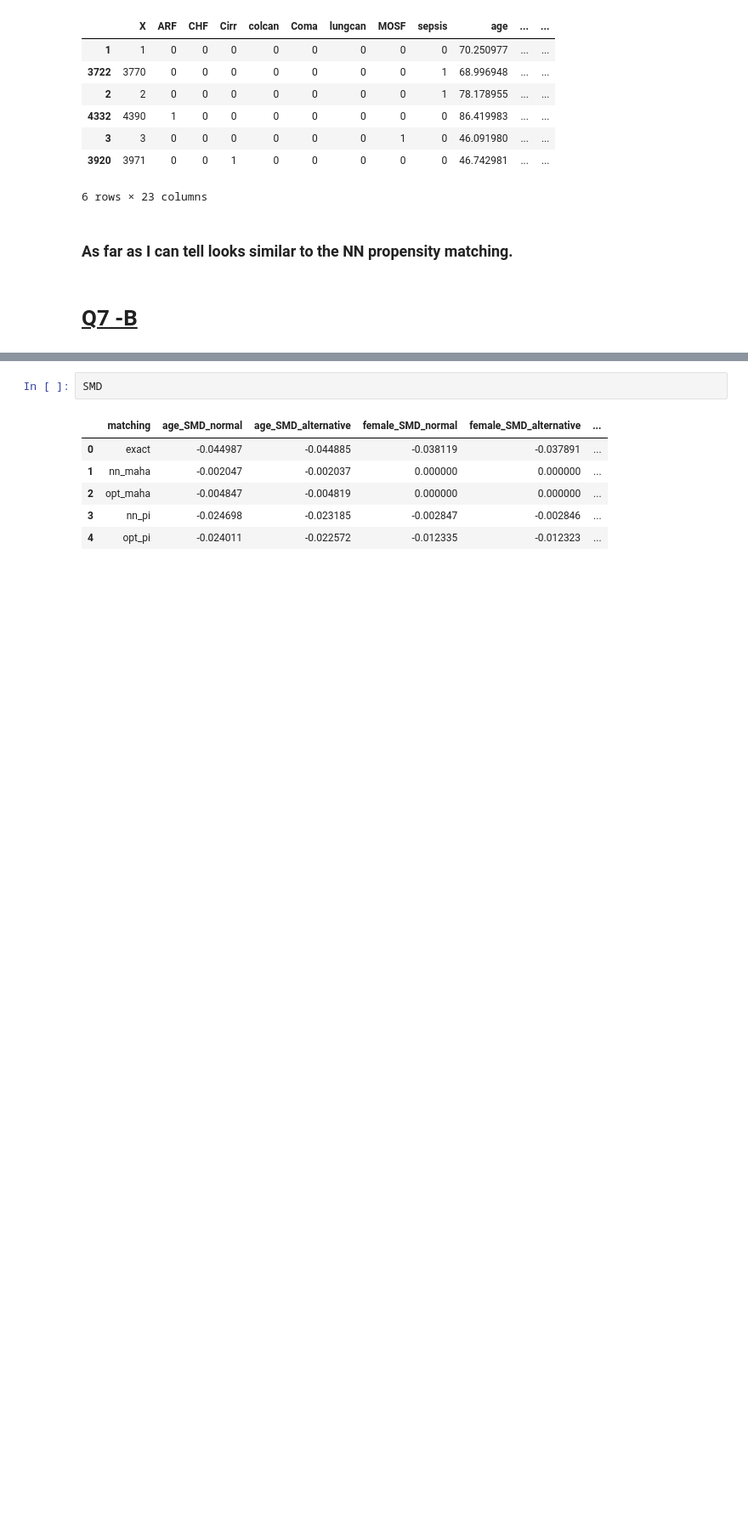
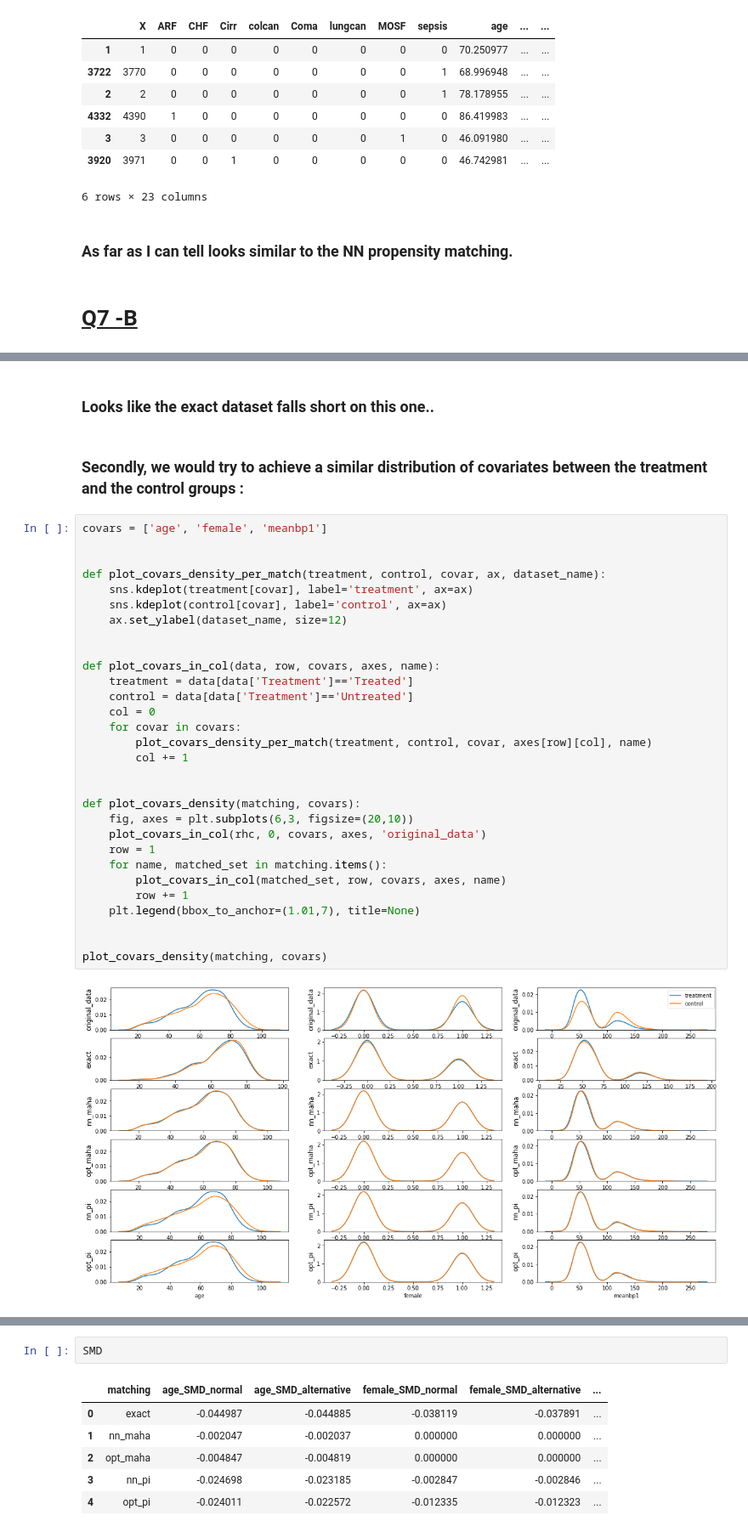
Before and after one commit to theitush/causal-inference, a Jupyter notebook: HW2/HW2.ipynb, the cells around one changed output, grey strips where cells are left out. Shown at 85% size. Saved outputs shown, nothing was run; the diff lists cells and outputs as text; blank space fills up the shorter version.

```diff
--- a/HW2/HW2.ipynb
+++ b/HW2/HW2.ipynb
@@ -585,0 +619,36 @@ show_first_3_matches('opt_pi')
+# %% [markdown]
+### Looks like the exact dataset falls short on this one..
+# %% [markdown]
+### Secondly, we would try to achieve a similar distribution of covariates between the treatment and the control groups :
+# %%
+covars = ['age', 'female', 'meanbp1']
+
+
+def plot_covars_density_per_match(treatment, control, covar, ax, dataset_name):
+    sns.kdeplot(treatment[covar], label='treatment', ax=ax)
+    sns.kdeplot(control[covar], label='control', ax=ax)
+    ax.set_ylabel(dataset_name, size=12)
+
+
+def plot_covars_in_col(data, row, covars, axes, name):
+    treatment = data[data['Treatment']=='Treated']
+    control = data[data['Treatment']=='Untreated']
+    col = 0
+    for covar in covars:
+        plot_covars_density_per_match(treatment, control, covar, axes[row][col], name)
+        col += 1
+
+
+def plot_covars_density(matching, covars):
+    fig, axes = plt.subplots(6,3, figsize=(20,10))
+    plot_covars_in_col(rhc, 0, covars, axes, 'original_data')
+    row = 1
+    for name, matched_set in matching.items():
+        plot_covars_in_col(matched_set, row, covars, axes, name)
+        row += 1
+    plt.legend(bbox_to_anchor=(1.01,7), title=None)
+
+
+plot_covars_density(matching, covars)
+# %% [output]
+[figure, added]
```
Also changed, not shown: parts of 20 cells of this notebook.
